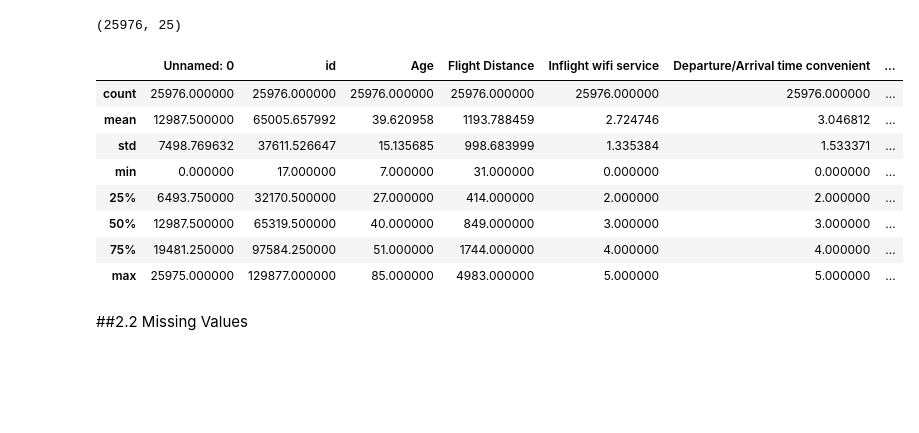
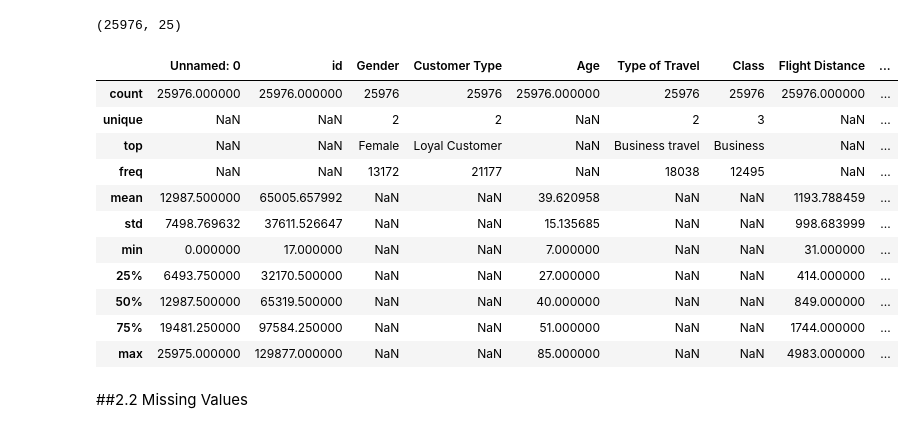
Before and after one commit to AliceKitchkin/Unsupervised-Machine-Learning, a Jupyter notebook: AirlinePassengerSatisfaction.ipynb, the cells around one changed output. Drawn from its saved outputs; the diff is of its cells as text; code cells hidden in the pictures; blank space fills up the shorter version.

```diff
--- a/AirlinePassengerSatisfaction.ipynb
+++ b/AirlinePassengerSatisfaction.ipynb
@@ -85,17 +85,20 @@ data_raw.shape
 # %% [output]
 (25976, 25)
 # %%
-data_raw.describe()
+data_raw.describe(include = 'all')
 # %% [output]
-|  | Unnamed: 0 | id | Age | Flight Distance | Inflight wifi service | Departure/Arrival time convenient | ... |
-| count | 25976.000000 | 25976.000000 | 25976.000000 | 25976.000000 | 25976.000000 | 25976.000000 | ... |
-| mean | 12987.500000 | 65005.657992 | 39.620958 | 1193.788459 | 2.724746 | 3.046812 | ... |
-| std | 7498.769632 | 37611.526647 | 15.135685 | 998.683999 | 1.335384 | 1.533371 | ... |
-| min | 0.000000 | 17.000000 | 7.000000 | 31.000000 | 0.000000 | 0.000000 | ... |
-| 25% | 6493.750000 | 32170.500000 | 27.000000 | 414.000000 | 2.000000 | 2.000000 | ... |
-| 50% | 12987.500000 | 65319.500000 | 40.000000 | 849.000000 | 3.000000 | 3.000000 | ... |
-| 75% | 19481.250000 | 97584.250000 | 51.000000 | 1744.000000 | 4.000000 | 4.000000 | ... |
-| max | 25975.000000 | 129877.000000 | 85.000000 | 4983.000000 | 5.000000 | 5.000000 | ... |
+|  | Unnamed: 0 | id | Gender | Customer Type | Age | Type of Travel | Class | Flight Distance | ... |
+| count | 25976.000000 | 25976.000000 | 25976 | 25976 | 25976.000000 | 25976 | 25976 | 25976.000000 | ... |
+| unique | NaN | NaN | 2 | 2 | NaN | 2 | 3 | NaN | ... |
+| top | NaN | NaN | Female | Loyal Customer | NaN | Business travel | Business | NaN | ... |
+| freq | NaN | NaN | 13172 | 21177 | NaN | 18038 | 12495 | NaN | ... |
+| mean | 12987.500000 | 65005.657992 | NaN | NaN | 39.620958 | NaN | NaN | 1193.788459 | ... |
+| std | 7498.769632 | 37611.526647 | NaN | NaN | 15.135685 | NaN | NaN | 998.683999 | ... |
+| min | 0.000000 | 17.000000 | NaN | NaN | 7.000000 | NaN | NaN | 31.000000 | ... |
+| 25% | 6493.750000 | 32170.500000 | NaN | NaN | 27.000000 | NaN | NaN | 414.000000 | ... |
+| 50% | 12987.500000 | 65319.500000 | NaN | NaN | 40.000000 | NaN | NaN | 849.000000 | ... |
+| 75% | 19481.250000 | 97584.250000 | NaN | NaN | 51.000000 | NaN | NaN | 1744.000000 | ... |
+| max | 25975.000000 | 129877.000000 | NaN | NaN | 85.000000 | NaN | NaN | 4983.000000 | ... |
 # %% [markdown]
 ##2.2 Missing Values
 # %% [markdown]
```
Also changed, not shown: parts of 27 cells of this notebook.
